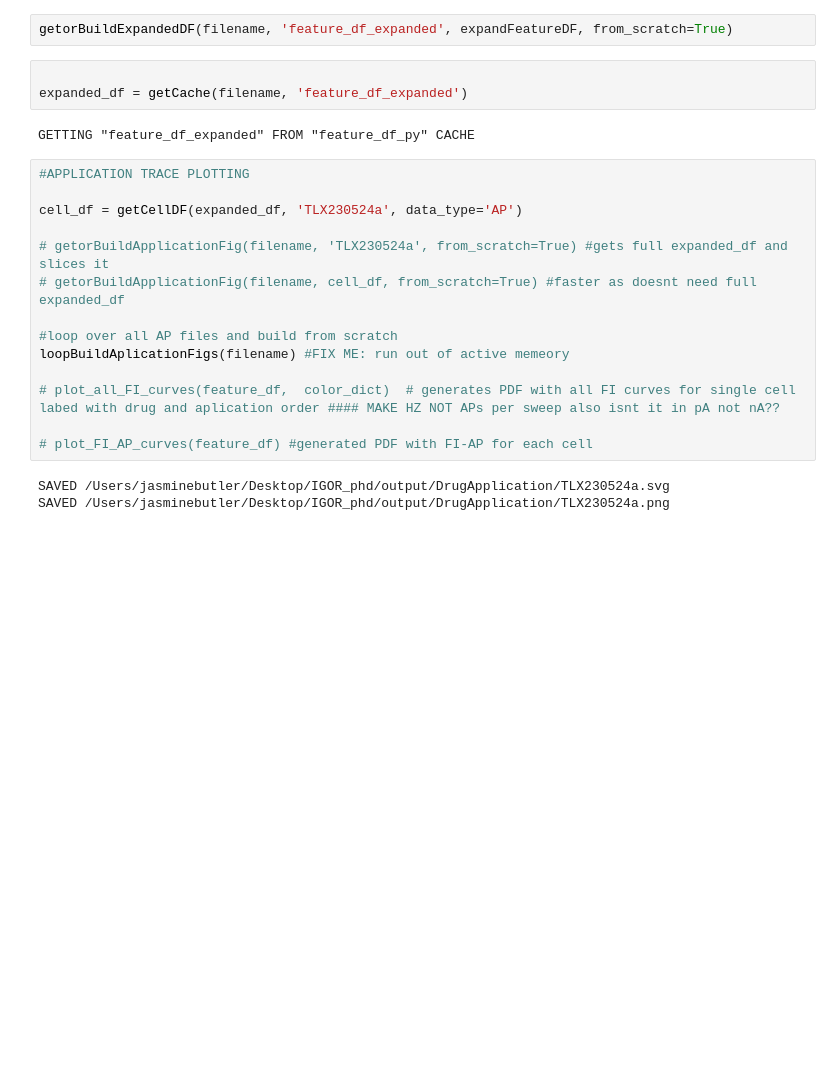
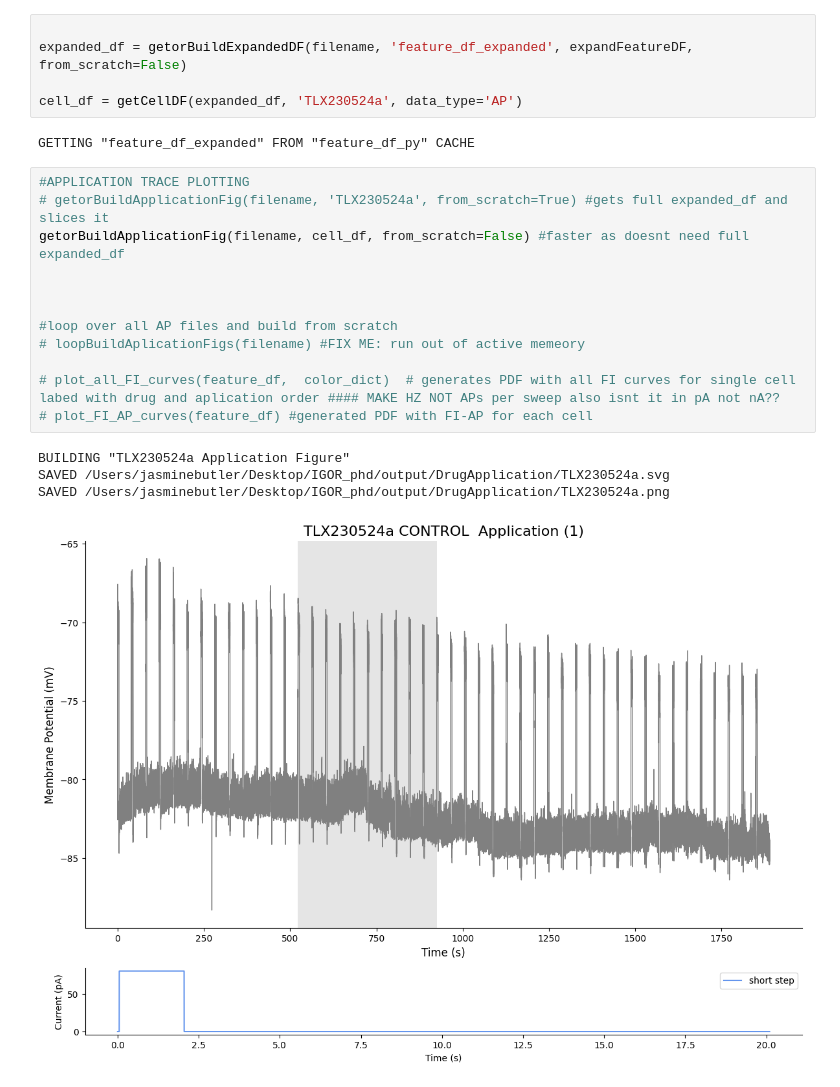
Before and after one commit to jjb-hub/IGOR_phd, a Jupyter notebook: PATCH_DADDY_thebook.ipynb, the cells around one changed output. Saved outputs shown, nothing was run; the diff lists cells and outputs as text; blank space fills up the shorter version.

Commit message:
restructured buildMeanAPFig() and wroking getorBuildApplicationFig()

```diff
--- a/PATCH_DADDY_thebook.ipynb
+++ b/PATCH_DADDY_thebook.ipynb
@@ -48,27 +49,27 @@ color_dict = {"pAD":"orange","Somatic":"blue","WASH":"lightsteelblue", "PRE":"bl
 saveColors(filename, color_dict)
 # %% [output]
 COLORS {'pAD': 'orange', 'Somatic': 'blue', 'WASH': 'lightsteelblue', 'PRE': 'black', 'CONTROL': 'grey', 'TCB2': 'green', 'DMT': 'teal', 'PSIL': 'orange', 'LSD': 'purple', 'MDL': 'blue', 'I_display':  ...
-# %%
-getorBuildExpandedDF(filename, 'feature_df_expanded', expandFeatureDF, from_scratch=True)
-# %%
-
-expanded_df = getCache(filename, 'feature_df_expanded')
-# %% [output]
-GETTING "feature_df_expanded" FROM "feature_df_py" CACHE
+# %%
+
+expanded_df = getorBuildExpandedDF(filename, 'feature_df_expanded', expandFeatureDF, from_scratch=False)
+
+cell_df = getCellDF(expanded_df, 'TLX230524a', data_type='AP')
+# %% [output]
+GETTING "feature_df_expanded" FROM "feature_df_py" CACHE
 # %%
 #APPLICATION TRACE PLOTTING
+# getorBuildApplicationFig(filename, 'TLX230524a', from_scratch=True) #gets full expanded_df and slices it
+getorBuildApplicationFig(filename, cell_df, from_scratch=False) #faster as doesnt need full expanded_df
 
-cell_df = getCellDF(expanded_df, 'TLX230524a', data_type='AP')
 
-# getorBuildApplicationFig(filename, 'TLX230524a', from_scratch=True) #gets full expanded_df and slices it
-# getorBuildApplicationFig(filename, cell_df, from_scratch=True) #faster as doesnt need full expanded_df
 
 #loop over all AP files and build from scratch
-loopBuildAplicationFigs(filename) #FIX ME: run out of active memeory
+# loopBuildAplicationFigs(filename) #FIX ME: run out of active memeory
 
 # plot_all_FI_curves(feature_df,  color_dict)  # generates PDF with all FI curves for single cell labed with drug and aplication order #### MAKE HZ NOT APs per sweep also isnt it in pA not nA??
-
 # plot_FI_AP_curves(feature_df) #generated PDF with FI-AP for each cell
 # %% [output]
+BUILDING "TLX230524a Application Figure"
 SAVED /Users/jasminebutler/Desktop/IGOR_phd/output/DrugApplication/TLX230524a.svg
 SAVED /Users/jasminebutler/Desktop/IGOR_phd/output/DrugApplication/TLX230524a.png
+[figure, added]
```
Also changed, not shown: parts of 4 cells of this notebook, 3 other files.
